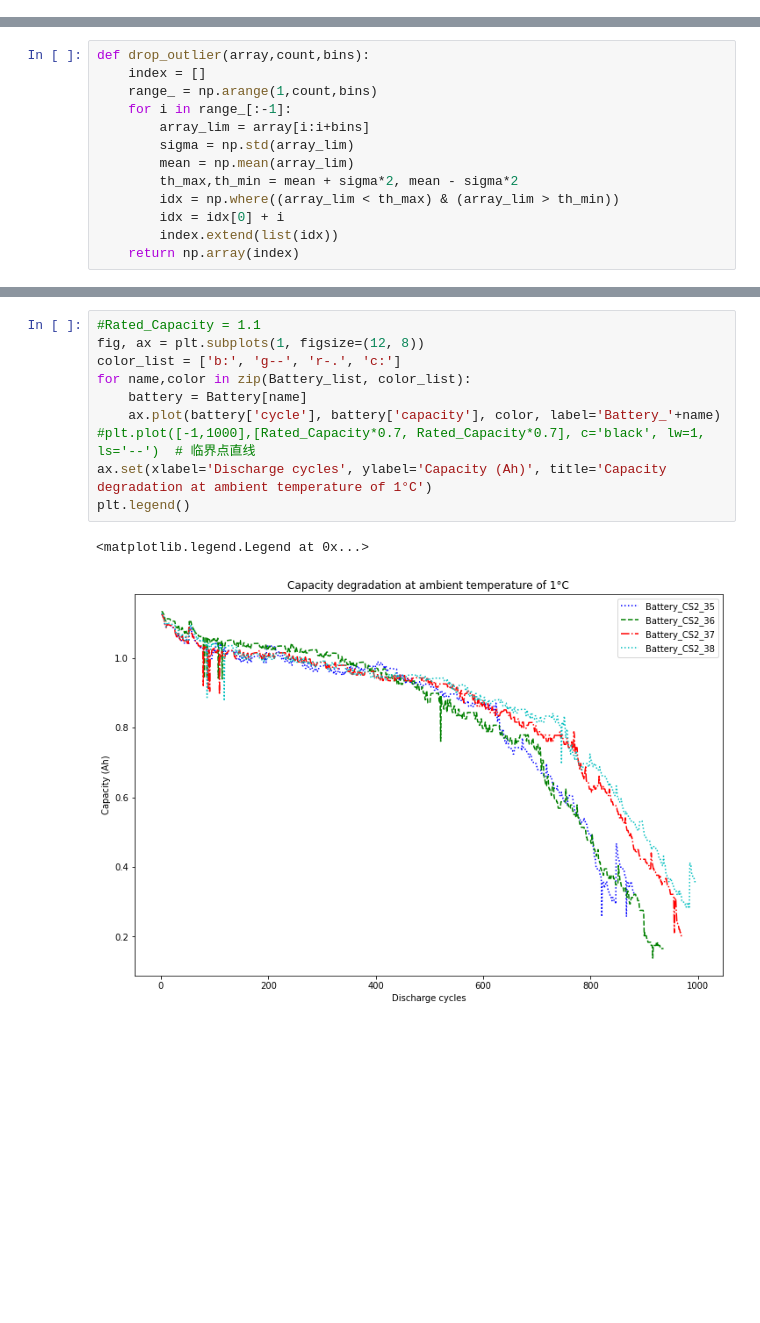
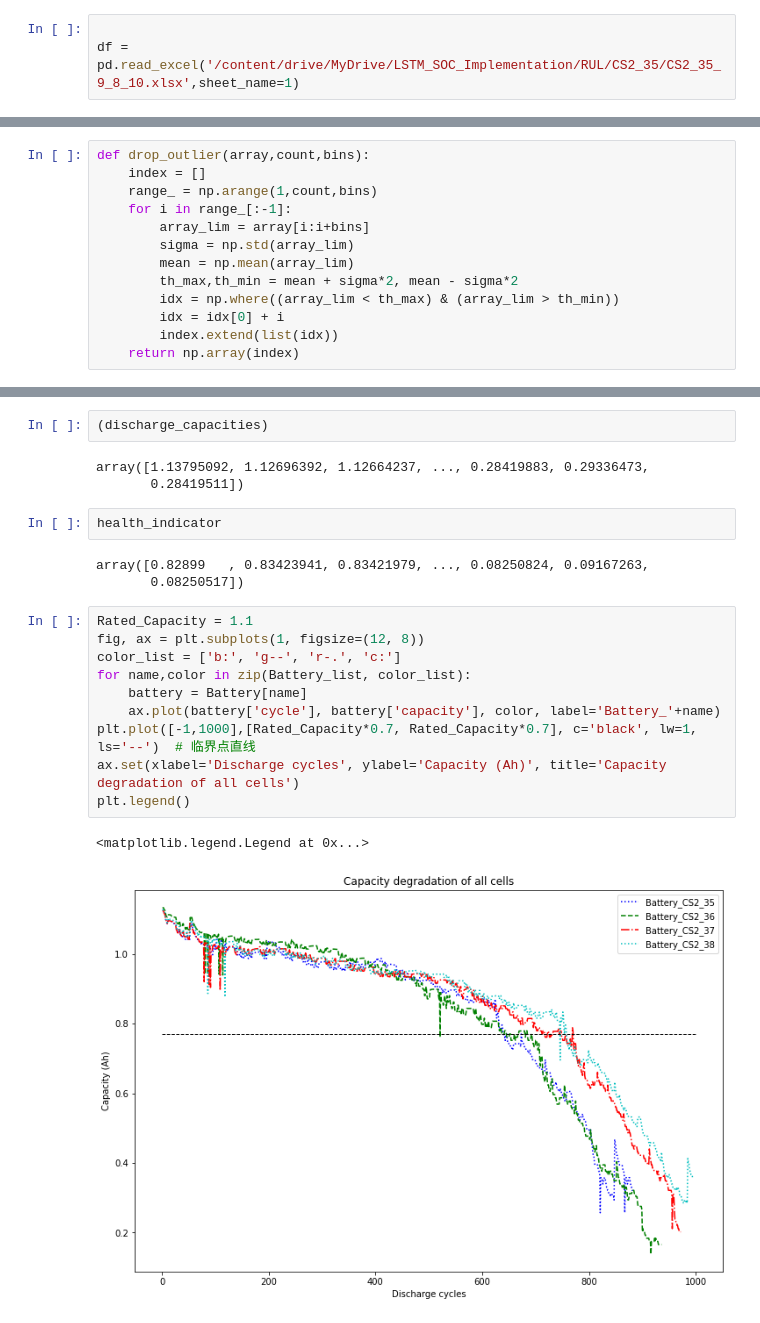
Before and after one commit to bharat-mullapudi/LSTM_SOC_RUL, a Jupyter notebook: Sem4RUL1Feb16.ipynb, the cells around one changed output, grey strips where cells are left out. Drawn from its saved outputs; the diff is of its cells as text; blank space fills up the shorter version.

```diff
--- a/Sem4RUL1Feb16.ipynb
+++ b/Sem4RUL1Feb16.ipynb
@@ -12,3 +12,6 @@ import matplotlib.pyplot as plt
 from google.colab import files
 import seaborn as sns
 import glob
+# %%
+
+df = pd.read_excel('/content/drive/MyDrive/LSTM_SOC_Implementation/RUL/CS2_35/CS2_35_9_8_10.xlsx',sheet_name=1)
@@ -122,13 +143,23 @@ Load /content/drive/MyDrive/LSTM_SOC_Implementation/RUL/CS2_38/CS2_38_2_4_11.xls
+# %%
+(discharge_capacities)
+# %% [output]
+array([1.13795092, 1.12696392, 1.12664237, ..., 0.28419883, 0.29336473,
+       0.28419511])
+# %%
+health_indicator
+# %% [output]
+array([0.82899   , 0.83423941, 0.83421979, ..., 0.08250824, 0.09167263,
+       0.08250517])
 # %%
-#Rated_Capacity = 1.1
+Rated_Capacity = 1.1
 fig, ax = plt.subplots(1, figsize=(12, 8))
 color_list = ['b:', 'g--', 'r-.', 'c:']
 for name,color in zip(Battery_list, color_list):
     battery = Battery[name]
     ax.plot(battery['cycle'], battery['capacity'], color, label='Battery_'+name)
-#plt.plot([-1,1000],[Rated_Capacity*0.7, Rated_Capacity*0.7], c='black', lw=1, ls='--')  # 临界点直线
-ax.set(xlabel='Discharge cycles', ylabel='Capacity (Ah)', title='Capacity degradation at ambient temperature of 1°C')
+plt.plot([-1,1000],[Rated_Capacity*0.7, Rated_Capacity*0.7], c='black', lw=1, ls='--')  # 临界点直线
+ax.set(xlabel='Discharge cycles', ylabel='Capacity (Ah)', title='Capacity degradation of all cells')
 plt.legend()
 # %% [output]
 <matplotlib.legend.Legend at 0x...>
-[figure, old version]
+[figure, new version]
```
Also changed, not shown: parts of 7 cells of this notebook.
